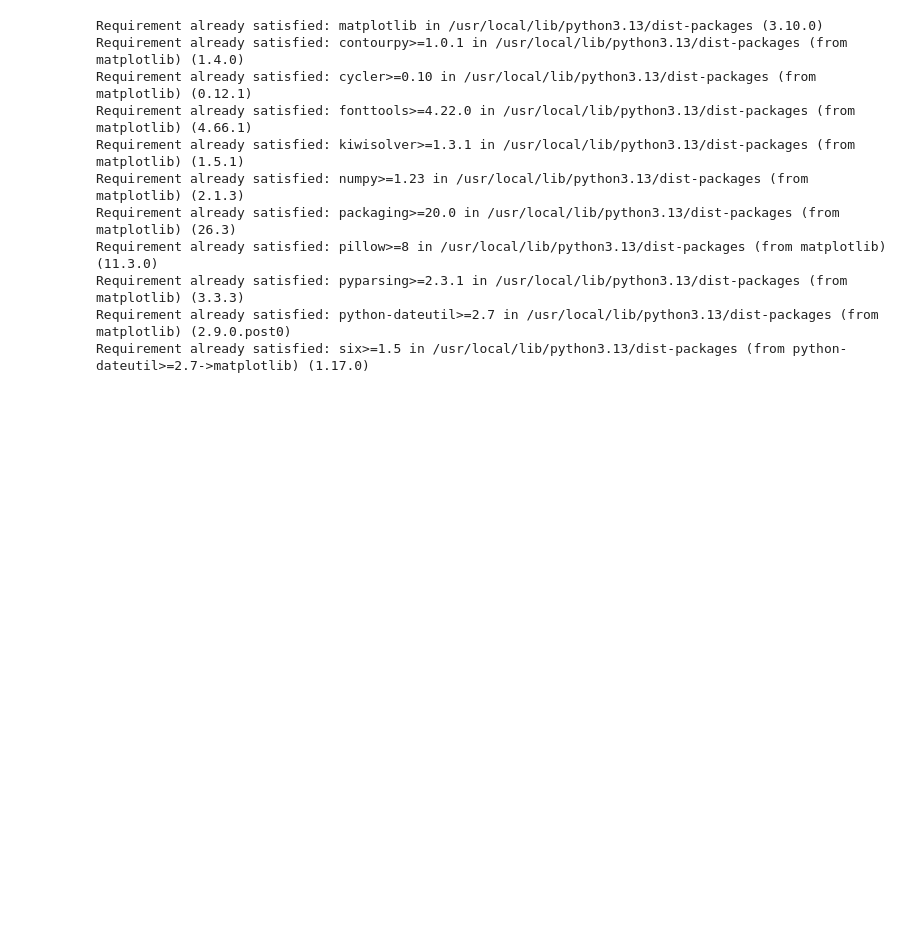
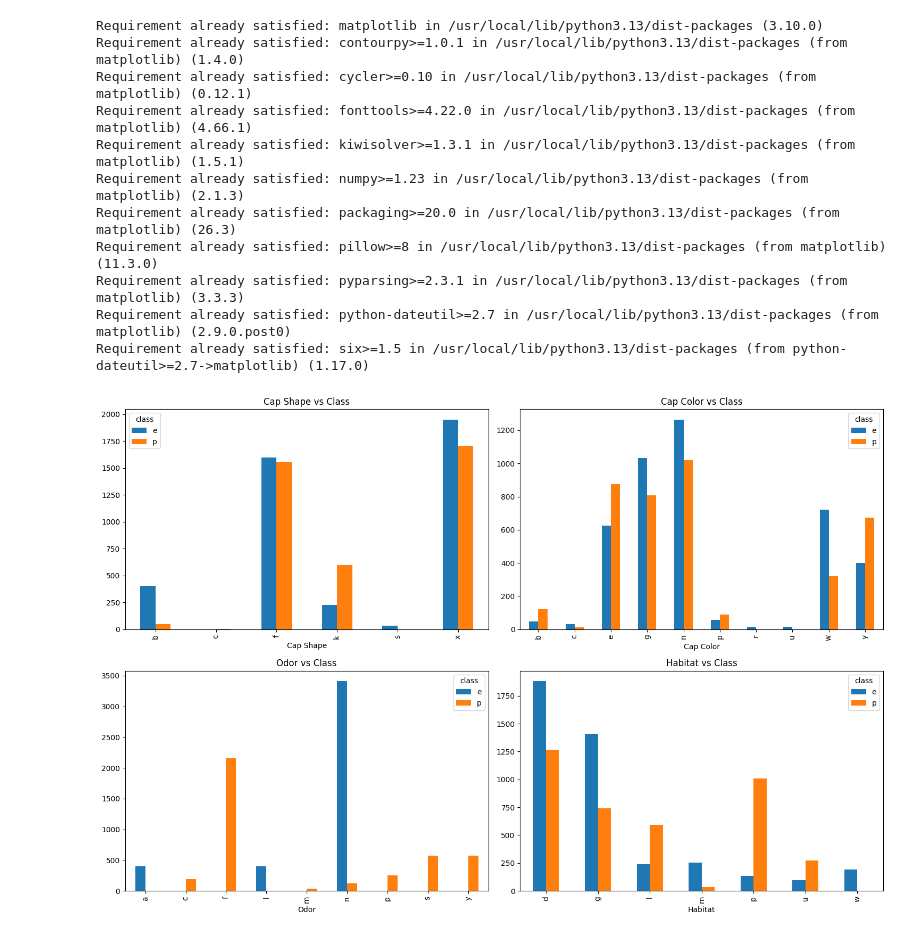
Before and after one commit to oliviachai6559-beep/Penguin_data1, a Jupyter notebook: Penguin_data.ipynb, the cells around one changed output. Drawn from its saved outputs; the diff is of its cells as text; code cells hidden in the pictures; blank space fills up the shorter version.

```diff
--- a/Penguin_data.ipynb
+++ b/Penguin_data.ipynb
@@ -22,3 +22,31 @@ Requirement already satisfied: six>=1.5 in /usr/local/lib/python3.13/dist-packag
 # %%
 # read file
 mushroom = pd.read_csv("mushrooms.csv")
+# %%
+# Compare multiple characteristics against class
+fig, axes = plt.subplots(2, 2, figsize=(15, 10))
+
+# Cap shape vs class
+pd.crosstab(mushroom['cap-shape'], mushroom['class']).plot(kind='bar', ax=axes[0,0])
+axes[0,0].set_title('Cap Shape vs Class')
+axes[0,0].set_xlabel('Cap Shape')
+
+# Cap color vs class
+pd.crosstab(mushroom['cap-color'], mushroom['class']).plot(kind='bar', ax=axes[0,1])
+axes[0,1].set_title('Cap Color vs Class')
+axes[0,1].set_xlabel('Cap Color')
+
+# Odor vs class
+pd.crosstab(mushroom['odor'], mushroom['class']).plot(kind='bar', ax=axes[1,0])
+axes[1,0].set_title('Odor vs Class')
+axes[1,0].set_xlabel('Odor')
+
+# Habitat vs class
+pd.crosstab(mushroom['habitat'], mushroom['class']).plot(kind='bar', ax=axes[1,1])
+axes[1,1].set_title('Habitat vs Class')
+axes[1,1].set_xlabel('Habitat')
+
+plt.tight_layout()
+plt.show()
+# %% [output]
+[figure, added]
```
Also changed, not shown: parts of 3 cells of this notebook.
